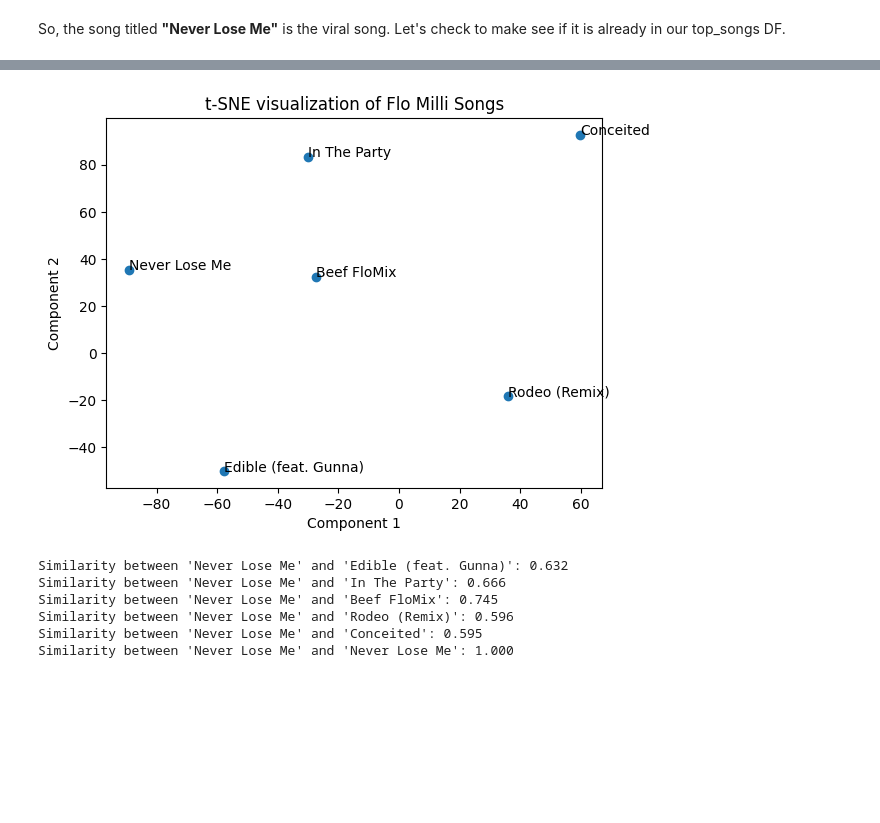
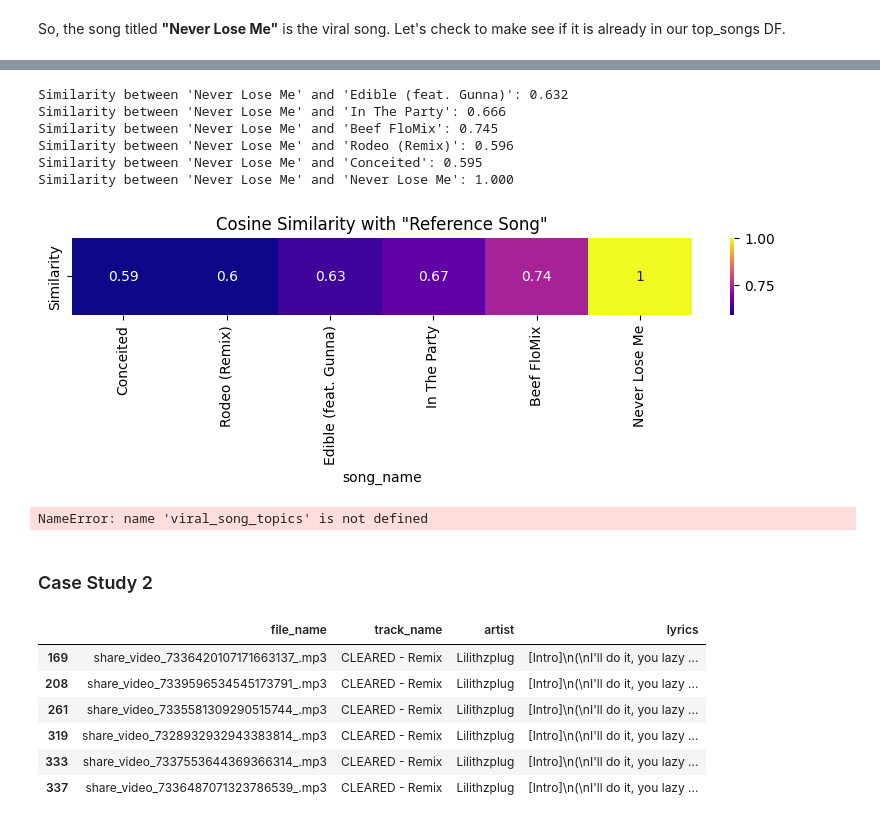
Before and after one commit to audrey-yip/CS315-Final-Project, a Jupyter notebook: data-analysis/intra_clustering_artists.ipynb, the cells around one changed output, grey strips where cells are left out. Cells and saved outputs as stored; diff of their text form; code cells hidden in the pictures; blank space fills up the shorter version.

```diff
--- a/data-analysis/intra_clustering_artists.ipynb
+++ b/data-analysis/intra_clustering_artists.ipynb
@@ -331,20 +284,12 @@ plot_elbow_curve(use_embeddings)
-# %%
-tsne = TSNE(n_components=2, random_state=42, perplexity=2)
-embeddings_tsne = tsne.fit_transform(use_embeddings)  # Assuming 'use_embeddings' is your data
-plt.scatter(embeddings_tsne[:, 0], embeddings_tsne[:, 1])
-for i, txt in enumerate(flo_milli_data['song_name']):
-    plt.annotate(txt, (embeddings_tsne[i, 0], embeddings_tsne[i, 1]))
-plt.title('t-SNE visualization of Flo Milli Songs')
-plt.xlabel('Component 1')
-plt.ylabel('Component 2')
-plt.show()
-# %% [output]
-[figure, removed]
 # %%
-# Get the index of "Never Lose Me" in the DataFrame
-index_of_viral = flo_milli_data[flo_milli_data['song_name'] == 'Never Lose Me'].index[0]
+from sklearn.metrics.pairwise import cosine_similarity
 
-viral_embedding = flo_milli_data.loc[index_of_viral, 'use_embeddings']
+viral_index = flo_milli_data[flo_milli_data['song_name'] == 'Never Lose Me'].index[0]
+
+# Extract the embedding for "Never Lose Me"
+viral_embedding = flo_milli_data.loc[viral_index, 'use_embeddings']
+
+# Calculate cosine similarity between "Never Lose Me" and all songs
 similarities = cosine_similarity([viral_embedding], flo_milli_data['use_embeddings'].tolist())[0]
 
 # Print the similarity scores with the corresponding song names for clarity
@@ -358,3 +303,22 @@ Similarity between 'Never Lose Me' and 'Beef FloMix': 0.745
 Similarity between 'Never Lose Me' and 'Rodeo (Remix)': 0.596
 Similarity between 'Never Lose Me' and 'Conceited': 0.595
 Similarity between 'Never Lose Me' and 'Never Lose Me': 1.000
+# %%
+similarity_df = pd.DataFrame(similarities.reshape(1, -1), columns=flo_milli_data['song_name'], index=['Similarity'])
+
+# Transpose to sort by similarity
+similarity_df = similarity_df.T
+
+# Sort the DataFrame by 'Similarity' values
+similarity_df = similarity_df.sort_values(by='Similarity', ascending=True)
+
+# Transpose it back to the original form
+similarity_df = similarity_df.T
+
+# Plotting the sorted heatmap
+plt.figure(figsize=(10, 1))  # Adjust the figure size as necessary
+sns.heatmap(similarity_df, annot=True, cmap="plasma", cbar=True)
+plt.title('Cosine Similarity with "Reference Song"')
+plt.show()
+# %% [output]
+[figure, added]
@@ -360,0 +342,18 @@ Similarity between 'Never Lose Me' and 'Never Lose Me': 1.000
+# %%
+
+average_gini = gini_similarity_index(viral_song_topics, other_song_topics)
+print("Average Gini-Similarity Index:", average_gini)
+# %% [output]
+NameError: name 'viral_song_topics' is not defined
+# %% [markdown]
+### Case Study 2
+# %%
+our_data[our_data['artist'] == 'Lilithzplug'] #CLEARED is viral song
+# %% [output]
+|  | file_name | track_name | artist | lyrics |
+| 169 | share_video_7336420107171663137_.mp3 | CLEARED - Remix | Lilithzplug | [Intro]\n(\nI'll do it, you lazy ... |
+| 208 | share_video_7339596534545173791_.mp3 | CLEARED - Remix | Lilithzplug | [Intro]\n(\nI'll do it, you lazy ... |
+| 261 | share_video_7335581309290515744_.mp3 | CLEARED - Remix | Lilithzplug | [Intro]\n(\nI'll do it, you lazy ... |
+| 319 | share_video_7328932932943383814_.mp3 | CLEARED - Remix | Lilithzplug | [Intro]\n(\nI'll do it, you lazy ... |
+| 333 | share_video_7337553644369366314_.mp3 | CLEARED - Remix | Lilithzplug | [Intro]\n(\nI'll do it, you lazy ... |
+| 337 | share_video_7336487071323786539_.mp3 | CLEARED - Remix | Lilithzplug | [Intro]\n(\nI'll do it, you lazy ... |
```
Also changed, not shown: parts of 16 cells of this notebook, 1 other file.
